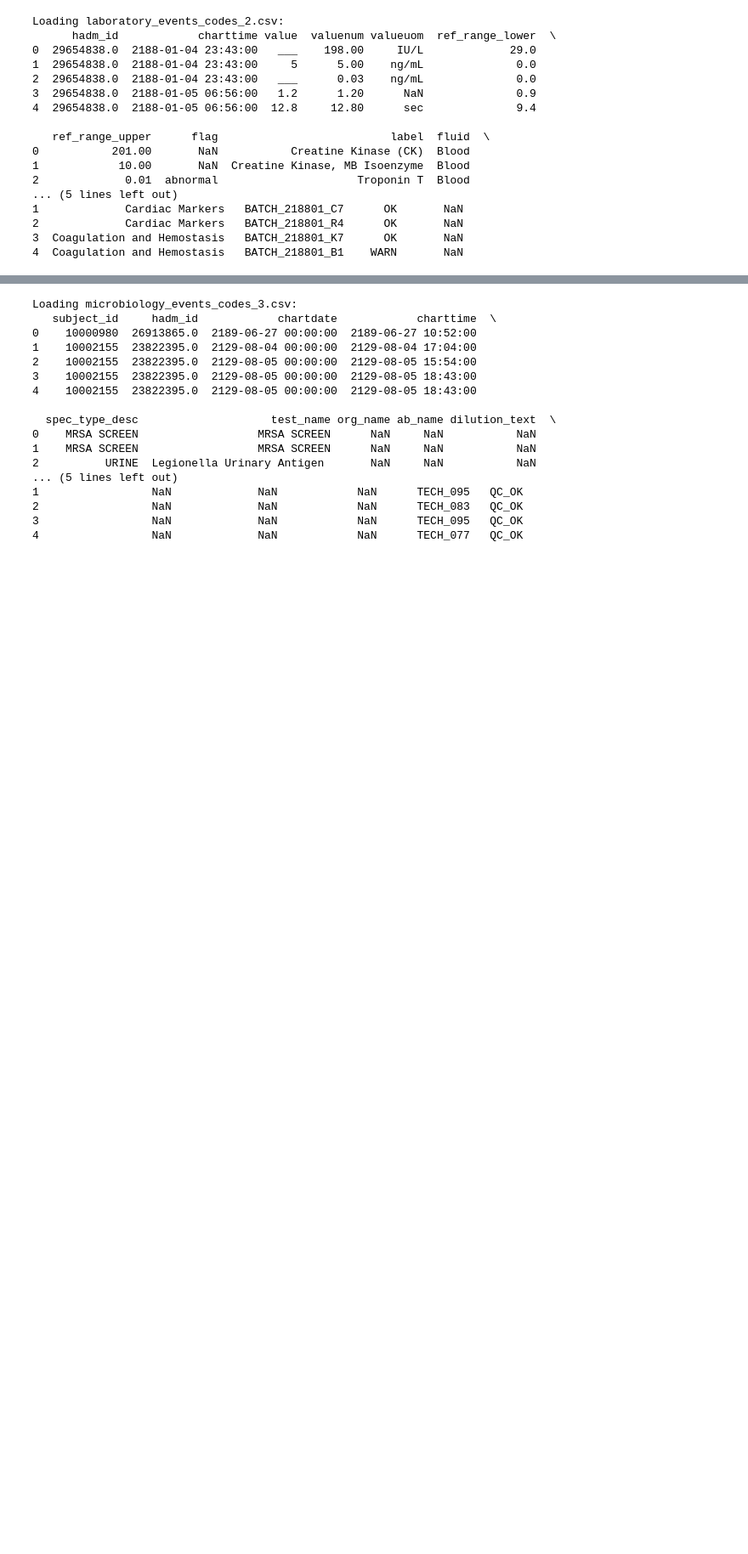
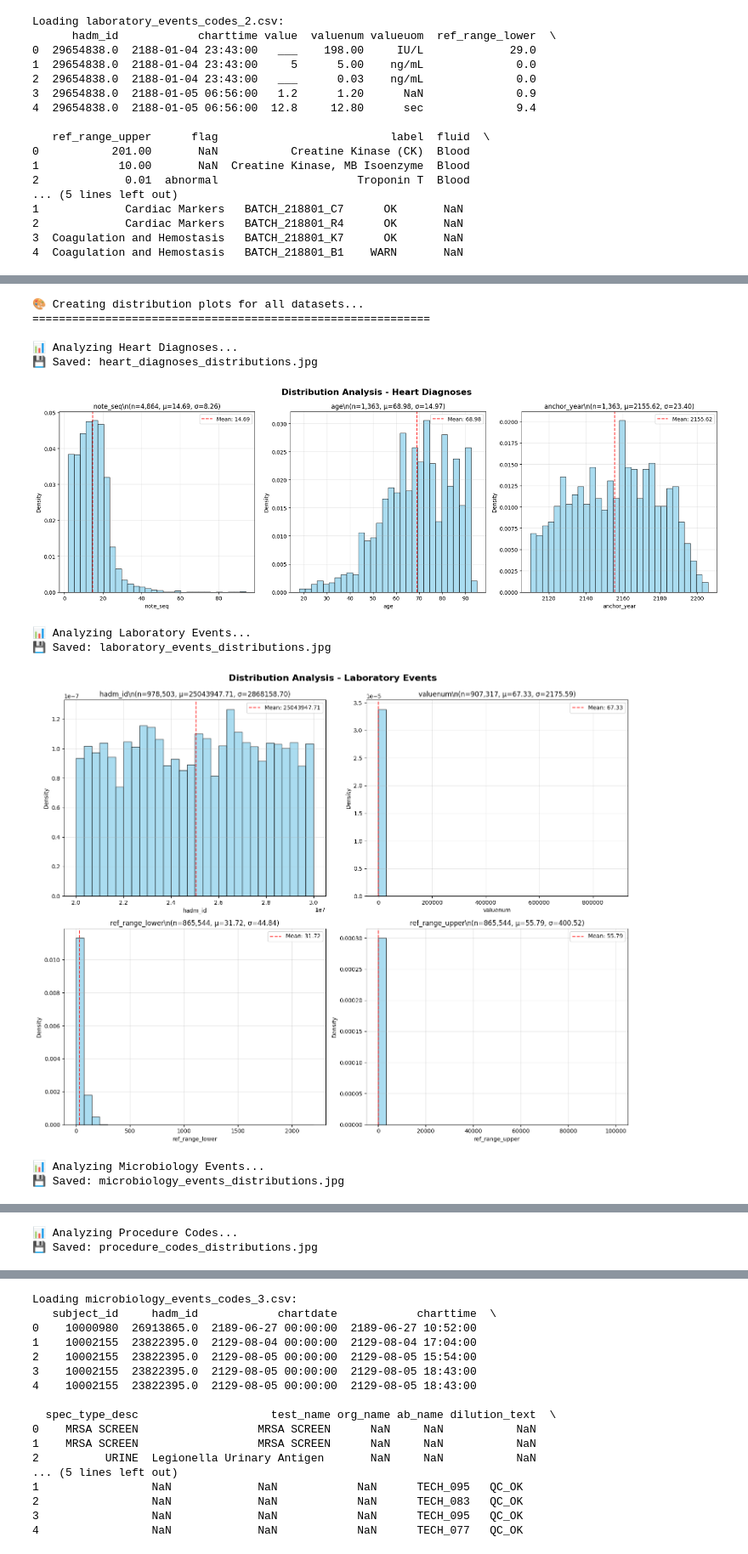
Before and after one commit to alexandermittet/Data_Analytics_for_Health_UniPi, a Jupyter notebook: code/1.1 task.ipynb, the cells around one changed output, grey strips where cells are left out. Shown at 85% size. Cells and saved outputs as stored; diff of their text form; code cells hidden in the pictures; blank space fills up the shorter version.

```diff
--- a/code/1.1 task.ipynb
+++ b/code/1.1 task.ipynb
@@ -76,0 +294,30 @@ Loading laboratory_events_codes_2.csv:
+# %%
+# Generate distribution plots for all datasets
+print("🎨 Creating distribution plots for all datasets...")
+print("="*60)
+
+plotted_vars = {}
+for name, df in dfs.items():
+    print(f"\n📊 Analyzing {name}...")
+    vars_plotted = create_distribution_plots(df, name)
+    plotted_vars[name] = vars_plotted
+
+print(f"\n✅ Distribution analysis complete!")
+print(f"📈 Plotted variables summary:")
+for dataset, vars_list in plotted_vars.items():
+    if vars_list:
+        print(f"  {dataset}: {', '.join(vars_list)}")
+    else:
+        print(f"  {dataset}: No suitable variables")
+# %% [output]
+🎨 Creating distribution plots for all datasets...
+============================================================
+
+📊 Analyzing Heart Diagnoses...
+💾 Saved: heart_diagnoses_distributions.jpg
+[figure, added]
+📊 Analyzing Laboratory Events...
+💾 Saved: laboratory_events_distributions.jpg
+[figure, added]
+📊 Analyzing Microbiology Events...
+💾 Saved: microbiology_events_distributions.jpg
@@ -76,0 +325,2 @@ Loading laboratory_events_codes_2.csv:
+📊 Analyzing Procedure Codes...
+💾 Saved: procedure_codes_distributions.jpg
```
Also changed, not shown: parts of 26 cells of this notebook, 7 other files.
